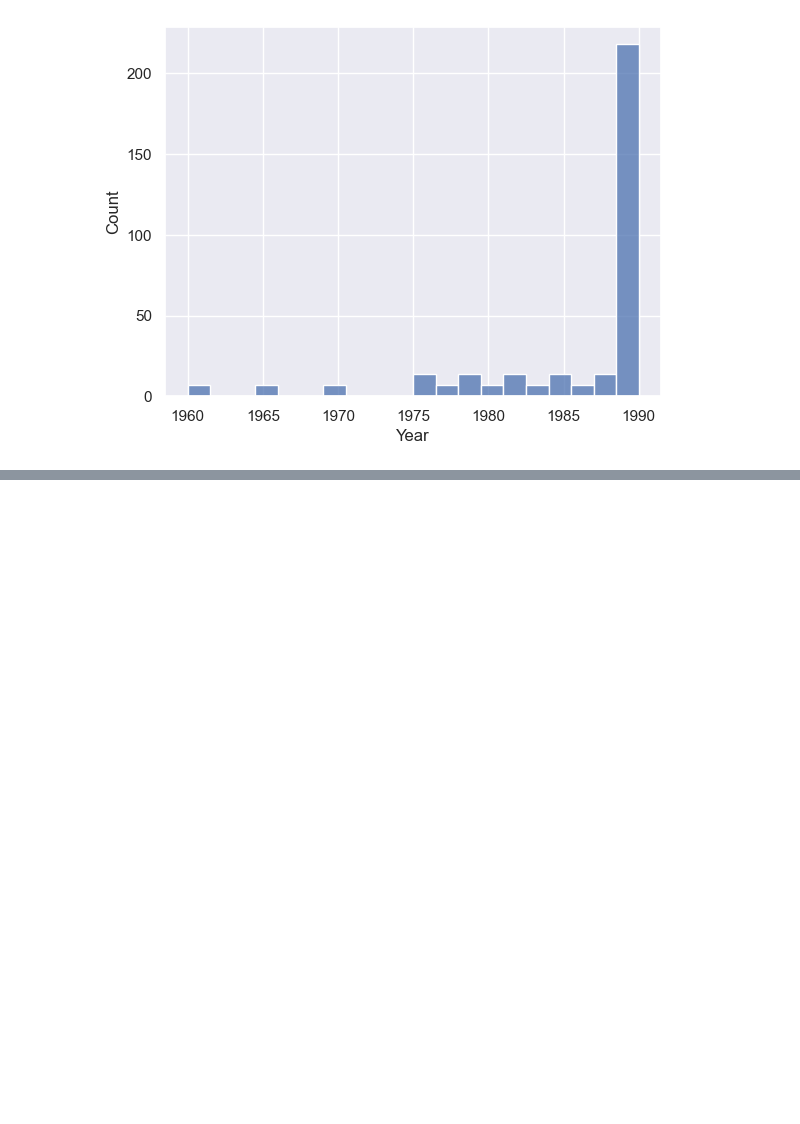
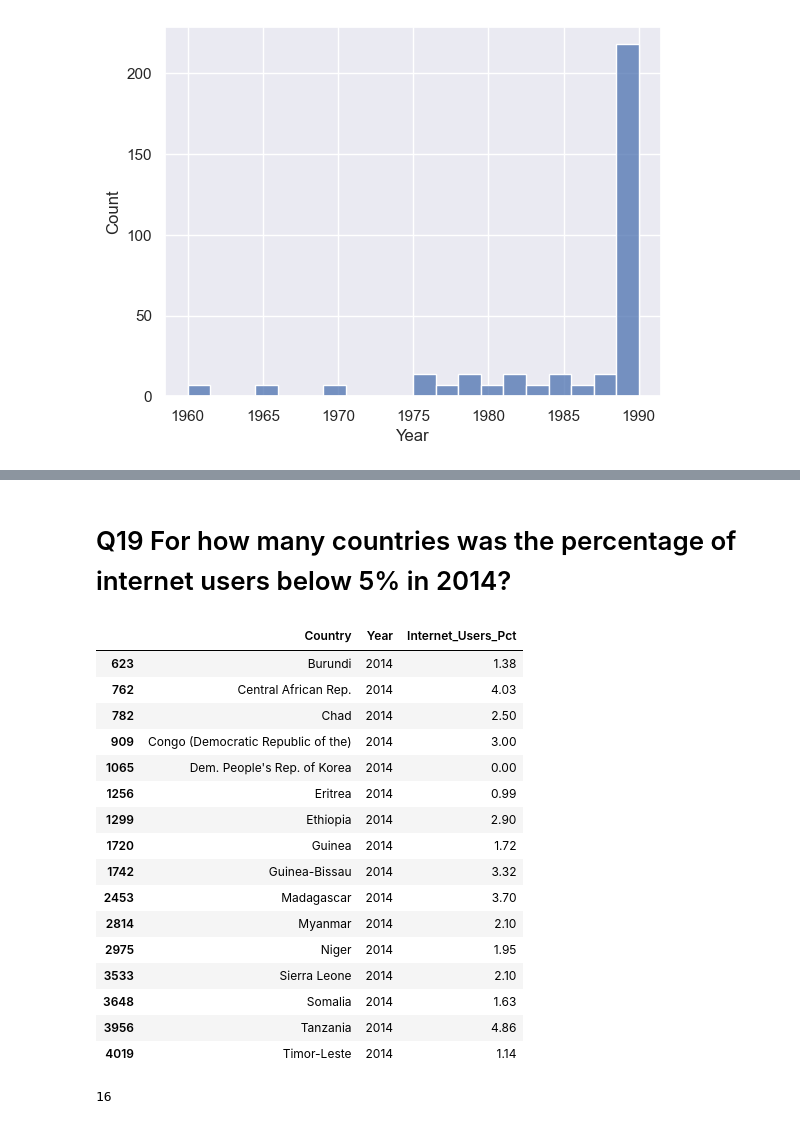
Before and after one commit to NSS-Data-Analytics-Cohort-11/undata-Timothyspratt, a Jupyter notebook: notebook/UN_data_project_DA11.ipynb, the cells around one changed output, grey strips where cells are left out. Saved outputs shown, nothing was run; the diff lists cells and outputs as text; code cells hidden in the pictures; blank space fills up the shorter version.

```diff
--- a/notebook/UN_data_project_DA11.ipynb
+++ b/notebook/UN_data_project_DA11.ipynb
@@ -464,0 +464,4 @@ internet_df_clean[internet_df_clean["Internet_Users_Pct"] > 0]
+# %% [markdown]
+# Q19 For how many countries was the percentage of internet users below 5% in 2014?
+# %%
+countries_below5_2014 = internet_df_clean[(internet_df_clean['Year'] == 2014) & (internet_df_clean['Internet_Users_Pct'] < 5)]
@@ -464,0 +470,24 @@ internet_df_clean[internet_df_clean["Internet_Users_Pct"] > 0]
+# %%
+countries_below5_2014
+# %% [output]
+|  | Country | Year | Internet_Users_Pct |
+| 623 | Burundi | 2014 | 1.38 |
+| 762 | Central African Rep. | 2014 | 4.03 |
+| 782 | Chad | 2014 | 2.50 |
+| 909 | Congo (Democratic Republic of the) | 2014 | 3.00 |
+| 1065 | Dem. People's Rep. of Korea | 2014 | 0.00 |
+| 1256 | Eritrea | 2014 | 0.99 |
+| 1299 | Ethiopia | 2014 | 2.90 |
+| 1720 | Guinea | 2014 | 1.72 |
+| 1742 | Guinea-Bissau | 2014 | 3.32 |
+| 2453 | Madagascar | 2014 | 3.70 |
+| 2814 | Myanmar | 2014 | 2.10 |
+| 2975 | Niger | 2014 | 1.95 |
+| 3533 | Sierra Leone | 2014 | 2.10 |
+| 3648 | Somalia | 2014 | 1.63 |
+| 3956 | Tanzania | 2014 | 4.86 |
+| 4019 | Timor-Leste | 2014 | 1.14 |
+# %%
+count_countries_below5_2014
+# %% [output]
+16
```
Also changed, not shown: parts of 34 cells of this notebook.
